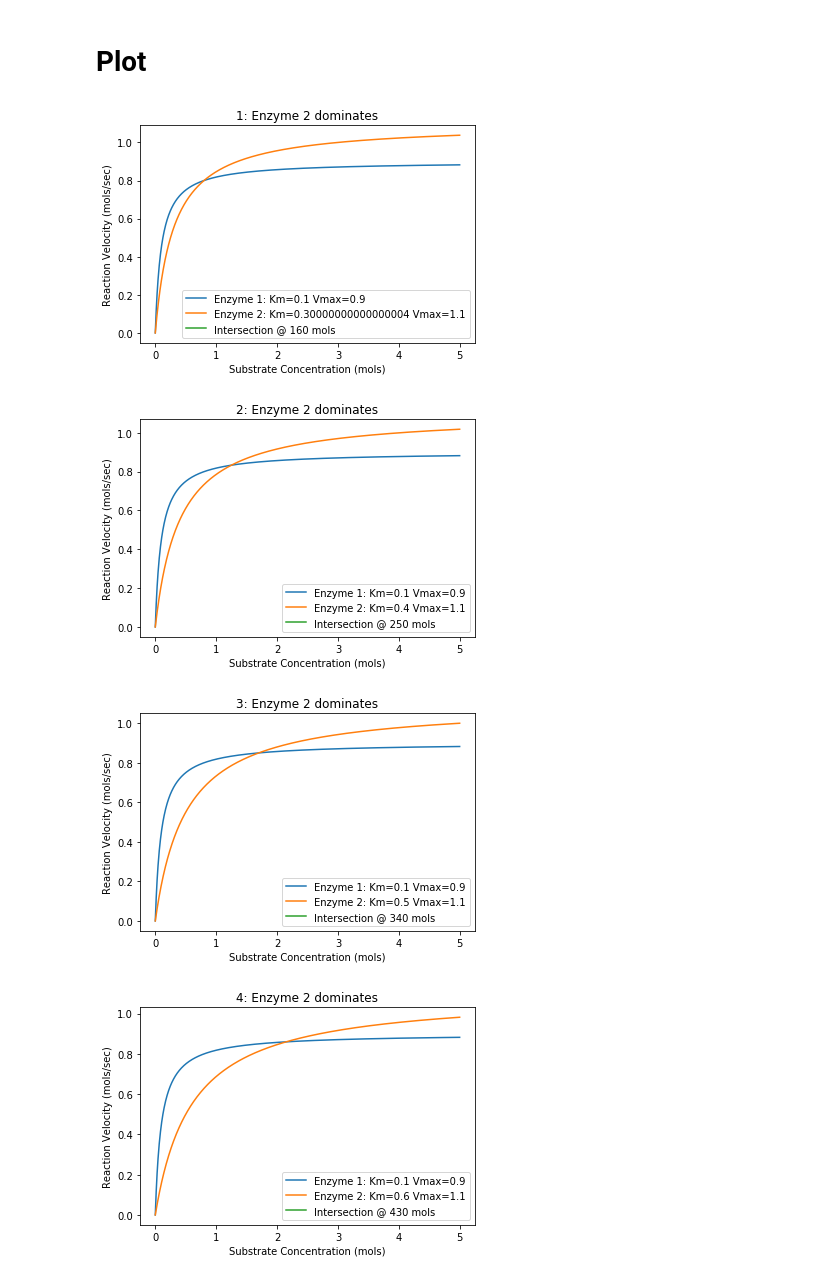
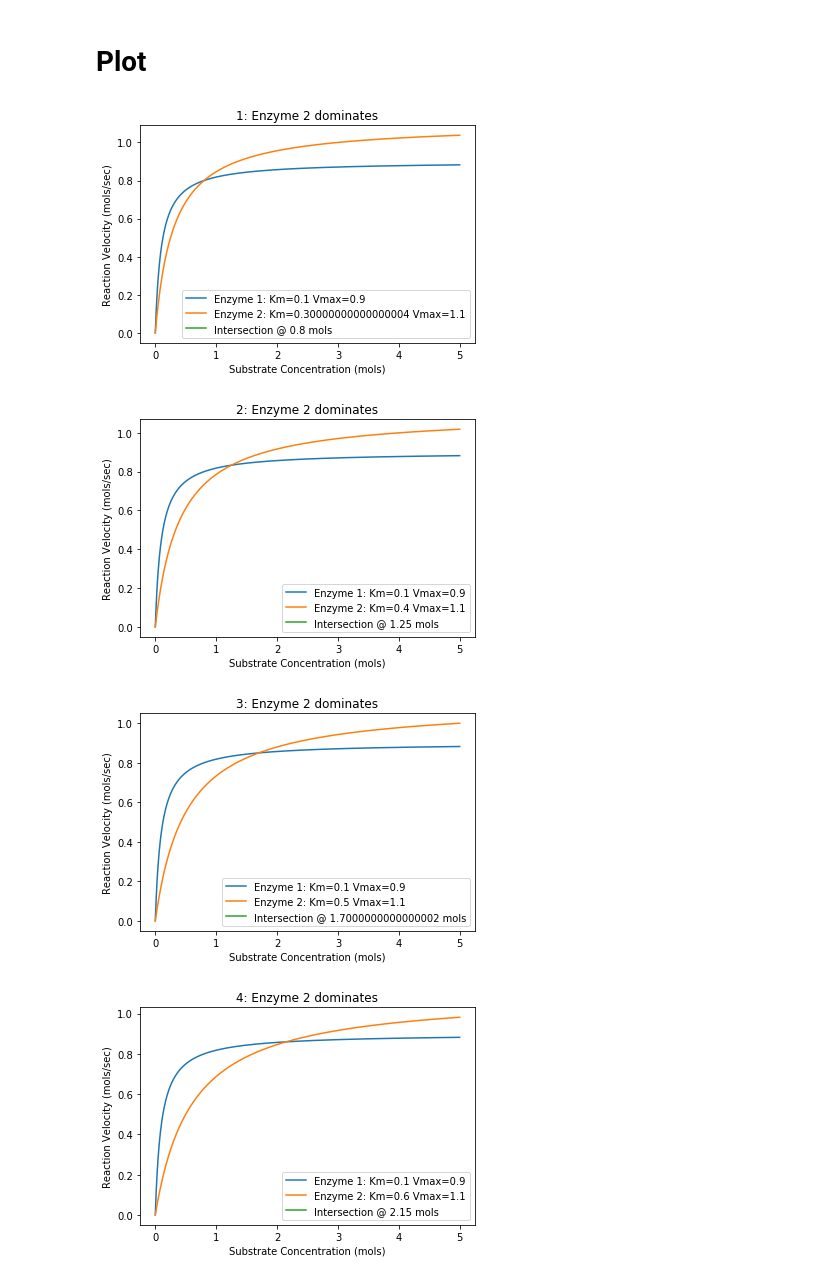
Before and after one commit to WillMc93/SystemsProject2, a Jupyter notebook: Model.ipynb, the cells around one changed output. Drawn from its saved outputs; the diff is of its cells as text; code cells hidden in the pictures.

```diff
--- a/Model.ipynb
+++ b/Model.ipynb
@@ -58,7 +58,9 @@ def intersection(dataset1, dataset2, start=100):
 """ Data Simulation """
 
 # Define parameter space
-S = np.linspace(0, 5, 1000)
+MAX_S = 5
+NUM_S = 1000
+S = np.linspace(0, MAX_S, NUM_S)
 Km = np.linspace(0.1, 1, 10)
 Vmax = np.linspace(0.9, 1.1, 2)
 
@@ -89,34 +91,37 @@ for c1, c2 in combos:
 
     # ignore enzyme with the same kinetics
     if c1 == c2:
         continue
     elif combo in done:
         # don't repeat work
         continue
     else:
         # don't repeat work
         done.append(combo)
         done.append(reversed(combo))
 
     # Try to find interesting ones
     intersect = intersection(data[c1], data[c2])
     if not intersect:
         continue
 
+    # Convert intersect into concentration
+    concen = intersect / NUM_S * MAX_S
+
     count += 1
 
     plt.plot(S, data[c1], label=f'Enzyme 1: Km={c1[0]} Vmax={c1[1]}')
     plt.plot(S, data[c2], label=f'Enzyme 2: Km={c2[0]} Vmax={c2[1]}')
-    plt.plot([], [], label=f'Intersection @ {intersect} mols') # GROSS
+    plt.plot([], [], label=f'Intersection @ {concen} mols') # GROSS
 
     plt.xlabel('Substrate Concentration (mols)')
     plt.ylabel('Reaction Velocity (mols/sec)')
     plt.title(f'{count}: Enzyme {dominant(data[c1], data[c2])} dominates')
     plt.legend()
 
     plt.show()
 # %% [output]
-[figure, old version]
+[figure, new version]
 [figure]
-[figure, old version]
+[figure, new version]
 [figure]
```
Also changed, not shown: parts of 1 cell of this notebook.
